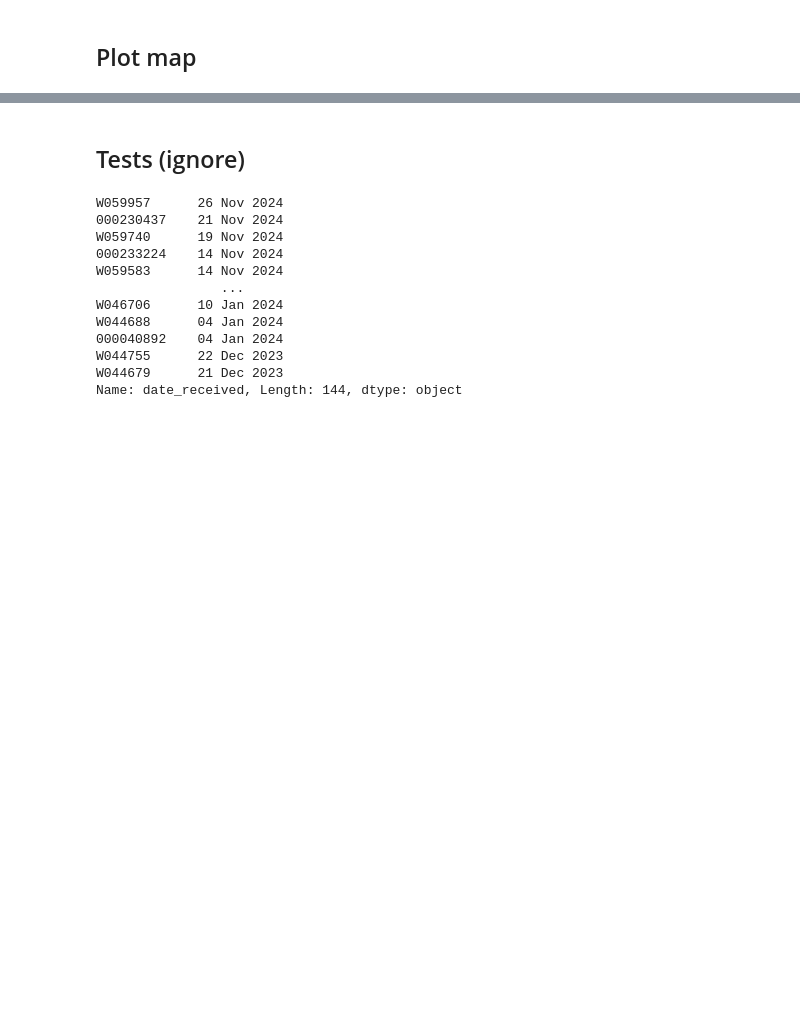
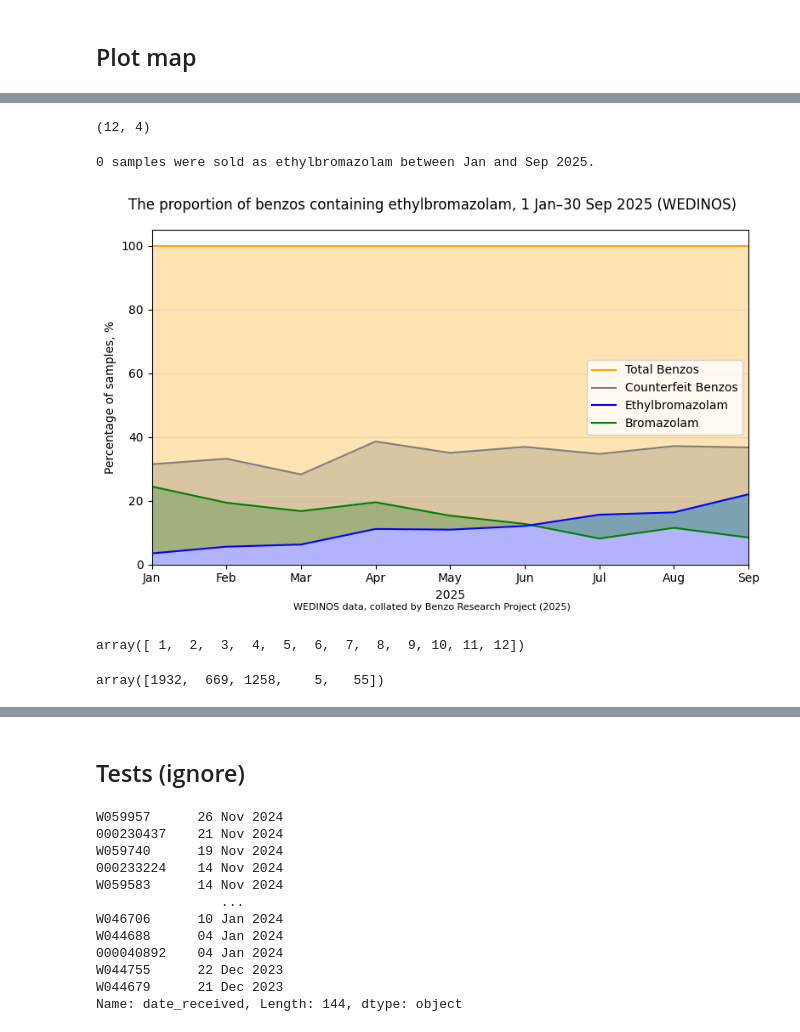
Before and after one commit to Benzo-Research-Project/NitazeneMap, a Jupyter notebook: WEDINOSParser.ipynb, the cells around one changed output, grey strips where cells are left out. Saved outputs shown, nothing was run; the diff lists cells and outputs as text; code cells hidden in the pictures; blank space fills up the shorter version.

```diff
--- a/WEDINOSParser.ipynb
+++ b/WEDINOSParser.ipynb
@@ -417,0 +442,12 @@ if save_map == 'y':
+# %%
+benzo_substring_list = ['zepine', 'zolam', 'zepoxide', 'zepam', 'benzo','azapine', 'blues', 'zapam',
+                        #generic
+                        'diaze', 'MSJ', 'daizepam', 'diaepam', 'diaezpam', 'bensedin', 'valium', 'valum', 'msj', 'martin dcw', 'martin dow',
+                        #vallies
+                        'xanax', 'xanac',
+                        #clonazepam
+                        'clonaz', 'klonapin', 'ksalol', 'ksol', 'rivotril']
+diazepam_substring_list = ['diaze', 'MSJ', 'daizepam', 'diaepam', 'diaezpam', 'bensedin', 'valium', 'valum', 'msj', 'martin dcw', 'martin dow']
+alprazolam_substring_list = ['alprazolam', 'xanax', 'xanac', 'alpraz']
+clonazepam_substring_list = ['clonazepam', 'klonopin', 'klonapin', 'ksalol', 'ksol', 'rivotril']
+nitazene_substring_list = ['nitazene', 'nitazepipne', 'nitazepyne', 'metonitazene', 'metonitazepine', 'metonitazepyne', 'metonitazepipne']
@@ -417,0 +893,45 @@ if save_map == 'y':
+# %%
+print(ethylmonthly.shape)
+# %% [output]
+(12, 4)
+# %%
+print(f'{sum(ethylmonthly[:,1])} samples were sold as ethylbromazolam between Jan and Sep 2025.')
+# %% [output]
+0 samples were sold as ethylbromazolam between Jan and Sep 2025.
+# %%
+data_jan_sep = monthly_data[monthly_data[:,0] <= 9]
+ethyljan_sep = ethylmonthly[ethylmonthly[:,0] <= 9]
+bromazjan_sep = bromazmonthly[bromazmonthly[:,0] <= 9]
+fig, ax = subplots(figsize=(8, 5))
+fig.suptitle('The proportion of benzos containing ethylbromazolam, 1 Jan–30 Sep 2025 (WEDINOS)')
+ax.fill_between(ethyljan_sep[:,0], 0, ethyljan_sep[:,2]/ethyljan_sep[:,3]*100, facecolor='blue', alpha=0.3)
+ax.fill_between(ethyljan_sep[:,0], ethyljan_sep[:,2]/ethyljan_sep[:,3]*100, ethyljan_sep[:,3]/ethyljan_sep[:,3]*100, facecolor='orange', alpha=0.3)
+ax.fill_between(ethyljan_sep[:,0], ethyljan_sep[:,2]/ethyljan_sep[:,3]*100, bromazjan_sep[:,2]/bromazjan_sep[:,3]*100, facecolor='green', alpha=0.3)
+ax.fill_between(ethyljan_sep[:,0], ethyljan_sep[:,2]/ethyljan_sep[:,3]*100, data_jan_sep[:,1]/data_jan_sep[:,2]*100, facecolor='grey', alpha=0.3)
+
+ax.plot(ethyljan_sep[:,0], ethyljan_sep[:,3]/ethyljan_sep[:,3]*100, label ='Total Benzos', color='orange')
+ax.plot(data_jan_sep[:,0], data_jan_sep[:,1]/data_jan_sep[:,2]*100, label ='Counterfeit Benzos', color='gray')
+ax.plot(ethyljan_sep[:,0], ethyljan_sep[:,2]/ethyljan_sep[:,3]*100, label ='Ethylbromazolam', color='blue', zorder=3)
+ax.plot(bromazjan_sep[:,0], bromazjan_sep[:,2]/bromazjan_sep[:,3]*100, label ='Bromazolam', color='green')
+ax.set_ylabel('Percentage of samples, %')
+ax.set_xlim(1, 9)
+ax.set_ylim(0)
+ax.set_xticks(ethyljan_sep[:,0])
+ax.set_xticklabels(['Jan', 'Feb', 'Mar', 'Apr', 'May', 'Jun', 'Jul', 'Aug', 'Sep'])
+ax.grid(axis='y',alpha=0.3)
+ax.set_xlabel('2025')
+ax.legend(loc='right')
+text = fig.text(0.50, 0.01,
+            'WEDINOS data, collated by Benzo Research Project (2025)',
+            horizontalalignment='center', wrap=True, fontsize=8)
+fig.tight_layout()
+# %% [output]
+[figure, added]
+# %%
+monthly_data[:,0]
+# %% [output]
+array([ 1,  2,  3,  4,  5,  6,  7,  8,  9, 10, 11, 12])
+# %%
+plot_totals[:,1].astype(int)
+# %% [output]
+array([1932,  669, 1258,    5,   55])
```
Also changed, not shown: parts of 47 cells of this notebook, 13 other files.
